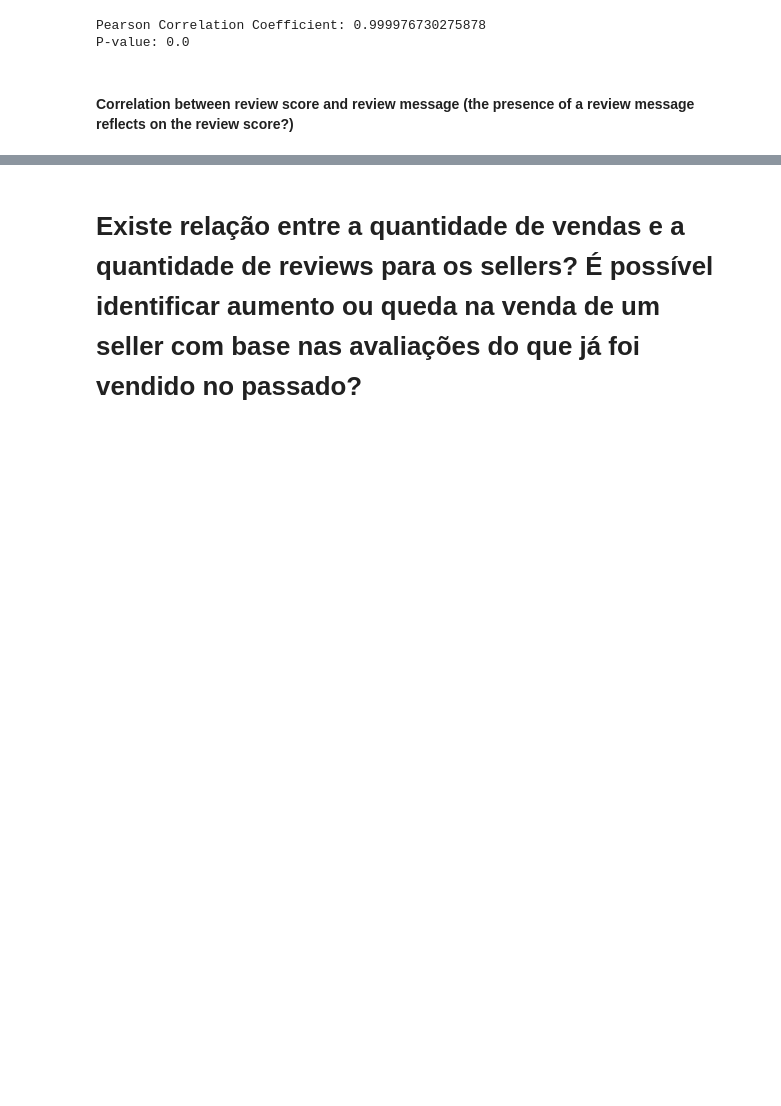
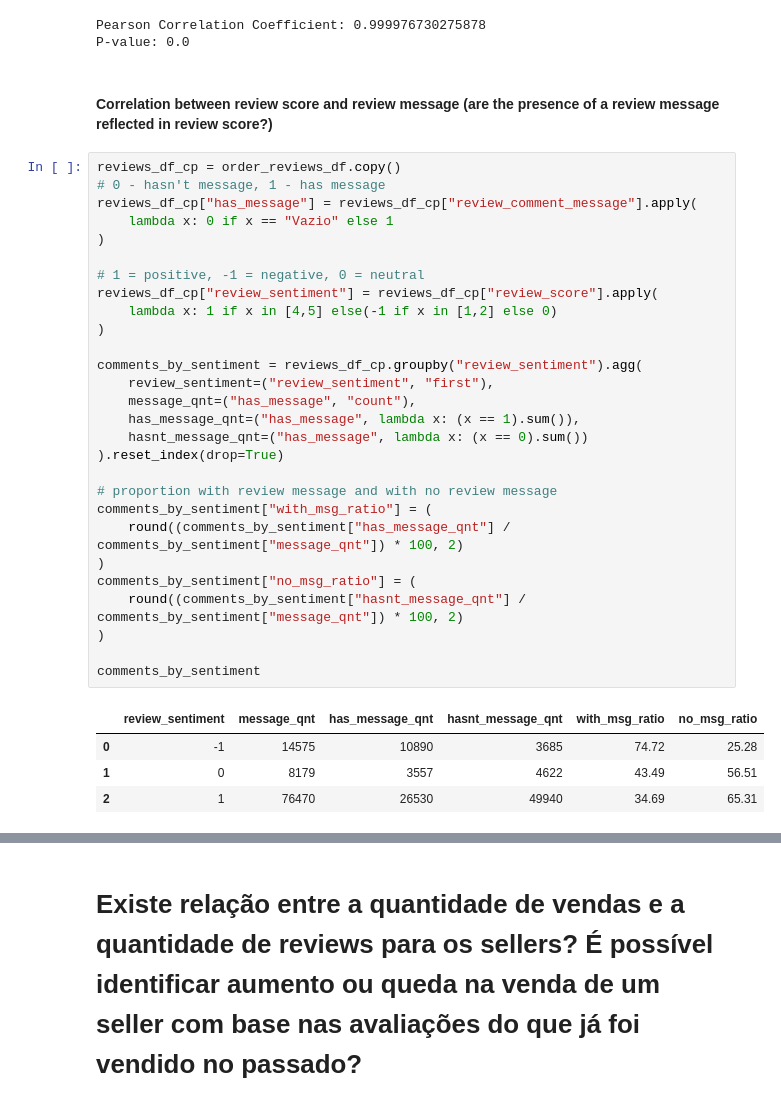
Before and after one commit to matsa0/desafio-sprint02-data-analysis, a Jupyter notebook: analise_exploratoria/eda.ipynb, the cells around one changed output, grey strips where cells are left out. Saved outputs shown, nothing was run; the diff lists cells and outputs as text; blank space fills up the shorter version.

```diff
--- a/analise_exploratoria/eda.ipynb
+++ b/analise_exploratoria/eda.ipynb
@@ -818,4 +818,37 @@ print(f"P-value: {p_value}")
 Pearson Correlation Coefficient: 0.999976730275878
 P-value: 0.0
 # %% [markdown]
-#### Correlation between review score and review message (the presence of a review message reflects on the review score?)
+#### Correlation between review score and review message (are the presence of a review message reflected in review score?)
+# %%
+reviews_df_cp = order_reviews_df.copy()
+# 0 - hasn't message, 1 - has message
+reviews_df_cp["has_message"] = reviews_df_cp["review_comment_message"].apply(
+    lambda x: 0 if x == "Vazio" else 1
+)
+
+# 1 = positive, -1 = negative, 0 = neutral
+reviews_df_cp["review_sentiment"] = reviews_df_cp["review_score"].apply(
+    lambda x: 1 if x in [4,5] else(-1 if x in [1,2] else 0)
+)
+
+comments_by_sentiment = reviews_df_cp.groupby("review_sentiment").agg(
+    review_sentiment=("review_sentiment", "first"),
+    message_qnt=("has_message", "count"),
+    has_message_qnt=("has_message", lambda x: (x == 1).sum()),
+    hasnt_message_qnt=("has_message", lambda x: (x == 0).sum())
+).reset_index(drop=True)
+
+# proportion with review message and with no review message
+comments_by_sentiment["with_msg_ratio"] = (
+    round((comments_by_sentiment["has_message_qnt"] / comments_by_sentiment["message_qnt"]) * 100, 2)
+)
+comments_by_sentiment["no_msg_ratio"] = (
+    round((comments_by_sentiment["hasnt_message_qnt"] / comments_by_sentiment["message_qnt"]) * 100, 2)
+)
+
+comments_by_sentiment
+# %% [output]
+|  | review_sentiment | message_qnt | has_message_qnt | hasnt_message_qnt | with_msg_ratio | no_msg_ratio |
+| 0 | -1 | 14575 | 10890 | 3685 | 74.72 | 25.28 |
+| 1 | 0 | 8179 | 3557 | 4622 | 43.49 | 56.51 |
+| 2 | 1 | 76470 | 26530 | 49940 | 34.69 | 65.31 |
```
Also changed, not shown: parts of 3 cells of this notebook, 2 other files.
